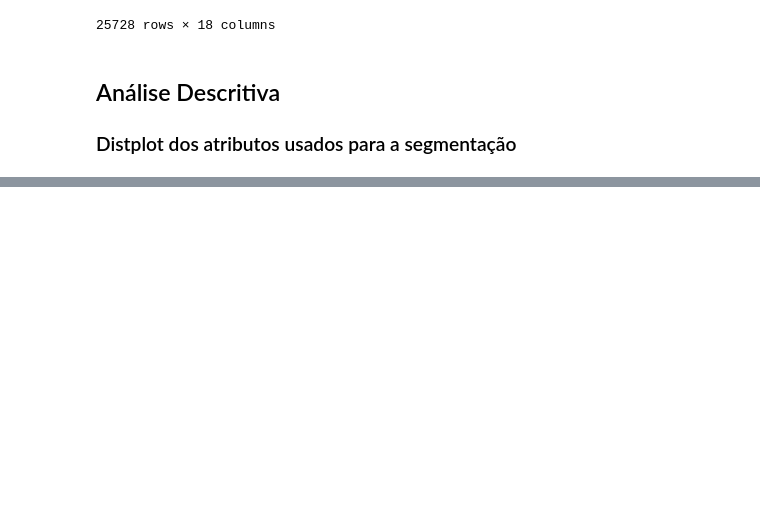
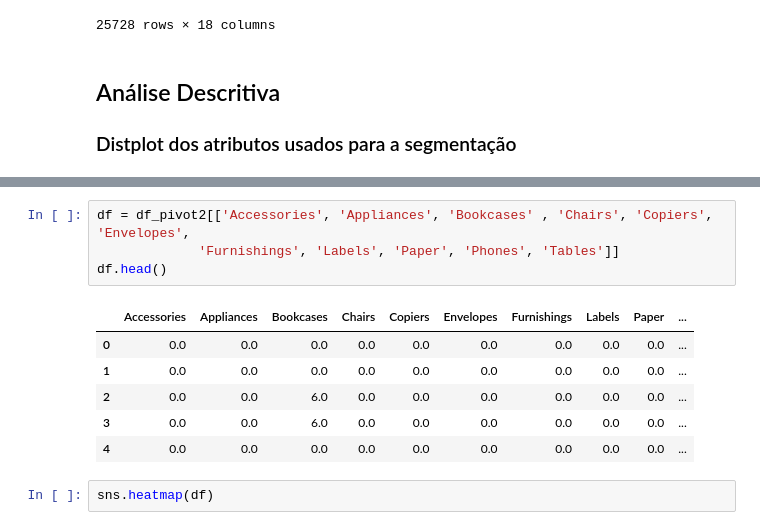
Before and after one commit to carlosrodriguesjf/analise-de-dados-de-superlojas-globais, a Jupyter notebook: Análise e visualização de dados de superlojas globais.ipynb, the cells around one changed output, grey strips where cells are left out. Cells and saved outputs as stored; diff of their text form; blank space fills up the shorter version.

```diff
--- a/Análise e visualização de dados de superlojas globais.ipynb
+++ b/Análise e visualização de dados de superlojas globais.ipynb
@@ -370,0 +380,13 @@ plt.show()
+# %%
+df = df_pivot2[['Accessories', 'Appliances', 'Bookcases' , 'Chairs', 'Copiers', 'Envelopes',
+             'Furnishings', 'Labels', 'Paper', 'Phones', 'Tables']]
+df.head()
+# %% [output]
+|  | Accessories | Appliances | Bookcases | Chairs | Copiers | Envelopes | Furnishings | Labels | Paper | ... |
+| 0 | 0.0 | 0.0 | 0.0 | 0.0 | 0.0 | 0.0 | 0.0 | 0.0 | 0.0 | ... |
+| 1 | 0.0 | 0.0 | 0.0 | 0.0 | 0.0 | 0.0 | 0.0 | 0.0 | 0.0 | ... |
+| 2 | 0.0 | 0.0 | 6.0 | 0.0 | 0.0 | 0.0 | 0.0 | 0.0 | 0.0 | ... |
+| 3 | 0.0 | 0.0 | 6.0 | 0.0 | 0.0 | 0.0 | 0.0 | 0.0 | 0.0 | ... |
+| 4 | 0.0 | 0.0 | 0.0 | 0.0 | 0.0 | 0.0 | 0.0 | 0.0 | 0.0 | ... |
+# %%
+sns.heatmap(df)
```
Also changed, not shown: parts of 4 cells of this notebook.
